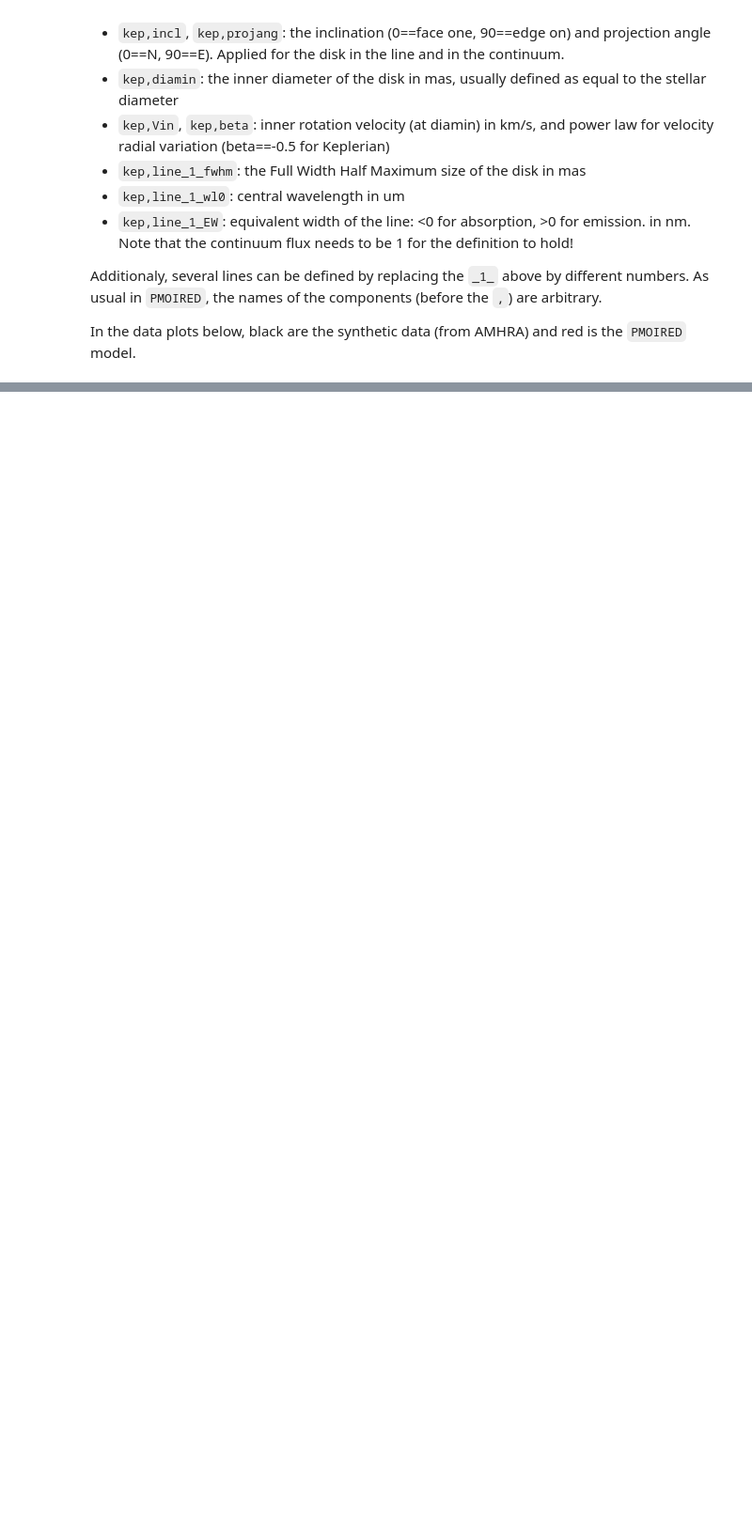
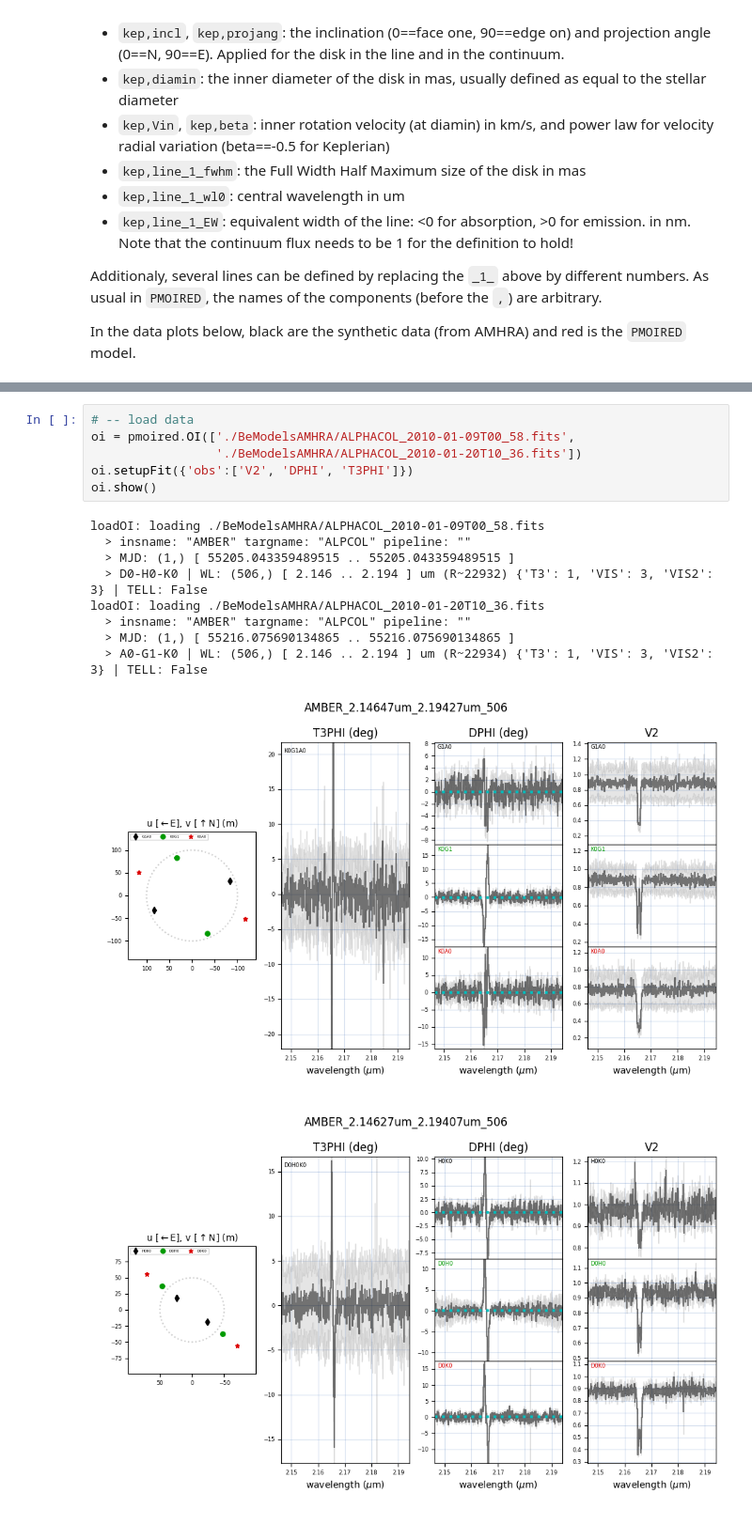
Before and after one commit to amerand/PMOIRED, a Jupyter notebook: examples/Be model comparison with AMHRA.ipynb, the cells around one changed output, grey strips where cells are left out. Shown at 94% size. Saved outputs shown, nothing was run; the diff lists cells and outputs as text; blank space fills up the shorter version.

Commit message:
adding AMBER data from Meilland+2012

```diff
--- a/examples/Be model comparison with AMHRA.ipynb
+++ b/examples/Be model comparison with AMHRA.ipynb
@@ -364,0 +371,17 @@ Vkepler images of shape (101, 101) for 51 wavelength bins: in 7.46s
+# %%
+# -- load data
+oi = pmoired.OI(['./BeModelsAMHRA/ALPHACOL_2010-01-09T00_58.fits',
+                 './BeModelsAMHRA/ALPHACOL_2010-01-20T10_36.fits'])
+oi.setupFit({'obs':['V2', 'DPHI', 'T3PHI']})
+oi.show()
+# %% [output]
+loadOI: loading ./BeModelsAMHRA/ALPHACOL_2010-01-09T00_58.fits
+  > insname: "AMBER" targname: "ALPCOL" pipeline: ""
+  > MJD: (1,) [ 55205.043359489515 .. 55205.043359489515 ]
+  > D0-H0-K0 | WL: (506,) [ 2.146 .. 2.194 ] um (R~22932) {'T3': 1, 'VIS': 3, 'VIS2': 3} | TELL: False
+loadOI: loading ./BeModelsAMHRA/ALPHACOL_2010-01-20T10_36.fits
+  > insname: "AMBER" targname: "ALPCOL" pipeline: ""
+  > MJD: (1,) [ 55216.075690134865 .. 55216.075690134865 ]
+  > A0-G1-K0 | WL: (506,) [ 2.146 .. 2.194 ] um (R~22934) {'T3': 1, 'VIS': 3, 'VIS2': 3} | TELL: False
+[figure, added]
+[figure, added]
```
Also changed, not shown: parts of 3 cells of this notebook, 2 other files.
